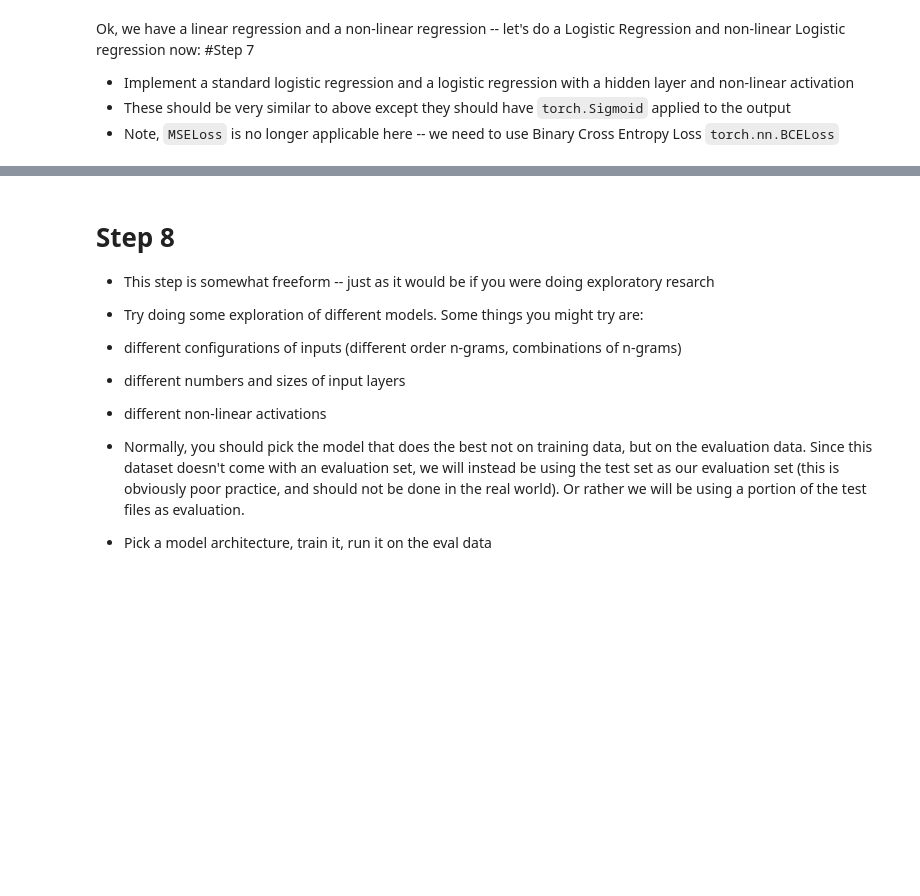
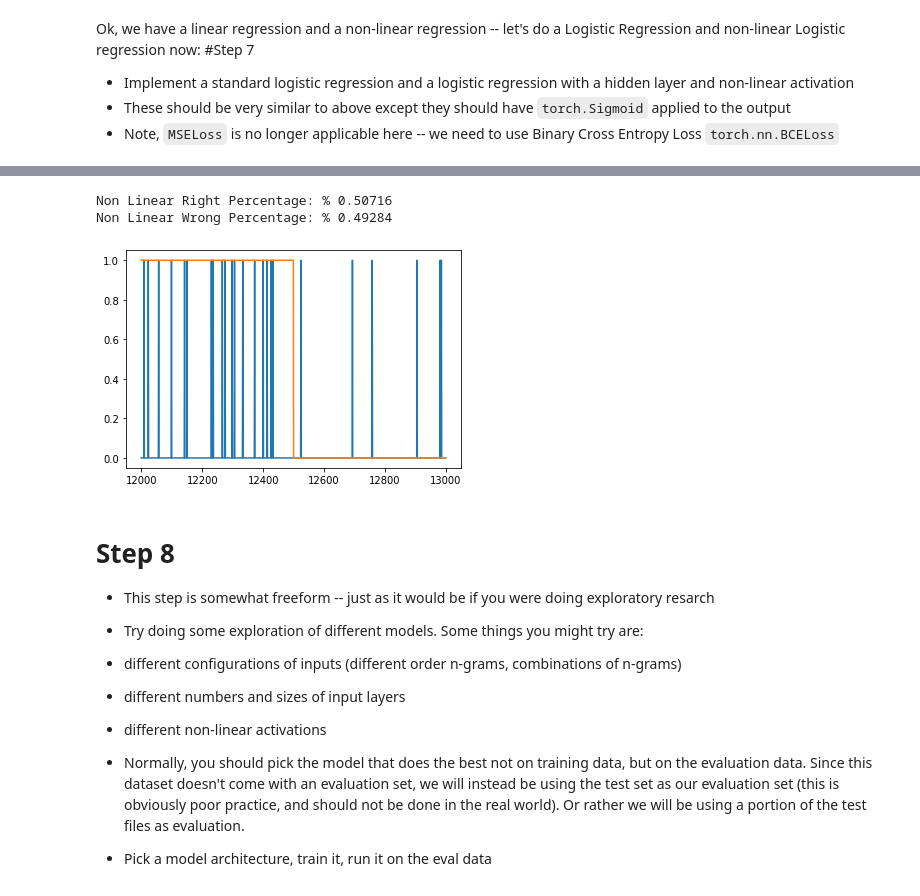
Before and after one commit to deangarcia/NLP, a Jupyter notebook: NLP_Assignment2_Starter.ipynb, the cells around one changed output, grey strips where cells are left out. Saved outputs shown, nothing was run; the diff lists cells and outputs as text; code cells hidden in the pictures; blank space fills up the shorter version.

```diff
--- a/NLP_Assignment2_Starter.ipynb
+++ b/NLP_Assignment2_Starter.ipynb
@@ -468,3 +508,33 @@ print(math.sqrt(loss_temp(ANN_predictions[12500:], y[12500:]).item()))
+# %%
+ANN_predicted = logisticann_model(X_unigrams).cpu().detach().numpy()
+
+ANN_predicted_adjusted = []
+ANN_right_wrong = {"right": 0, "wrong": 0}
+for i in range(len(ANN_predicted)):
+  if ANN_predicted[i] >= 0.5:
+    ANN_predicted_adjusted.append(1)
+    if ANN_predicted_adjusted[i] is ratings[i]:
+      ANN_right_wrong["right"] = ANN_right_wrong["right"] + 1
+    else:
+      ANN_right_wrong["wrong"] = ANN_right_wrong["wrong"] + 1
+  else:
+    ANN_predicted_adjusted.append(0)
+    if ANN_predicted_adjusted[i] is ratings[i]:
+      ANN_right_wrong["right"] = ANN_right_wrong["right"] + 1
+    else:
+      ANN_right_wrong["wrong"] = ANN_right_wrong["wrong"] + 1
+
+
+print("Non Linear Right Percentage: %", ANN_right_wrong["right"]/len(ANN_predicted))
+print("Non Linear Wrong Percentage: %", ANN_right_wrong["wrong"]/len(ANN_predicted))
+plt.plot(array_review[12000:13000], ANN_predicted_adjusted[12000:13000])
+plt.plot(array_review[12000:13000], ratings[12000:13000])
+# calculate mean square loss
+plt.show()
+# %% [output]
+Non Linear Right Percentage: % 0.50716
+Non Linear Wrong Percentage: % 0.49284
+[figure, added]
 # %% [markdown]
 # Step 8
 * This step is somewhat freeform -- just as it would be if you were doing exploratory resarch
```
Also changed, not shown: parts of 10 cells of this notebook.
